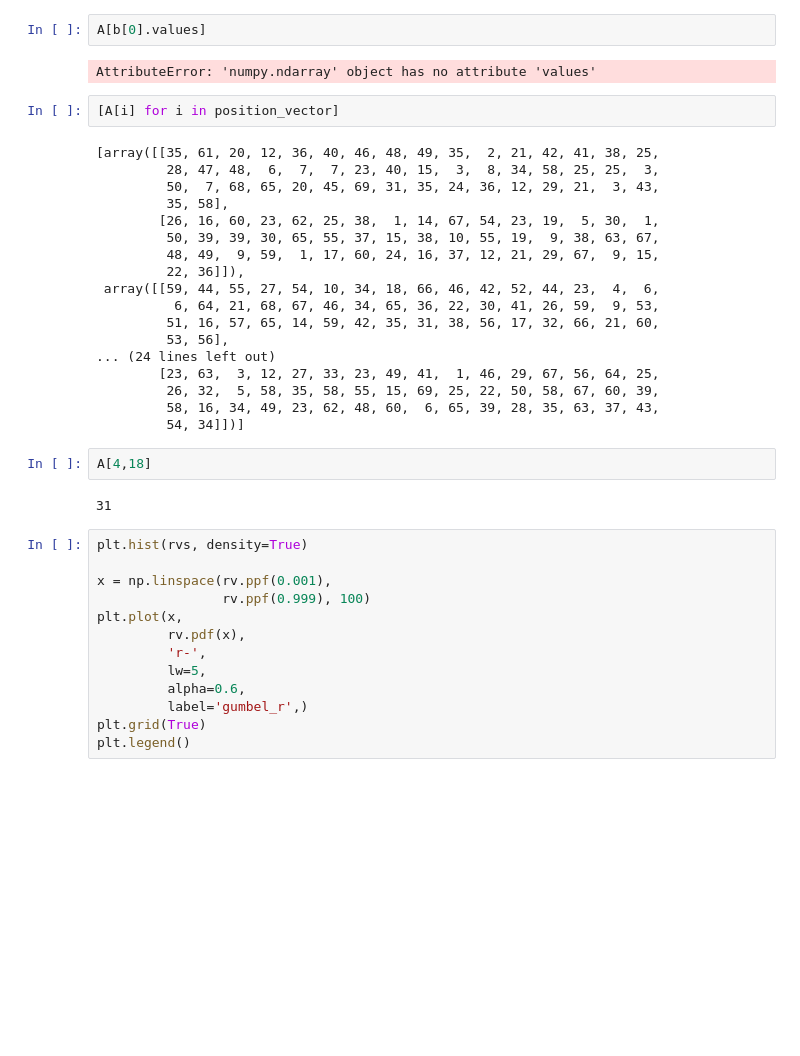
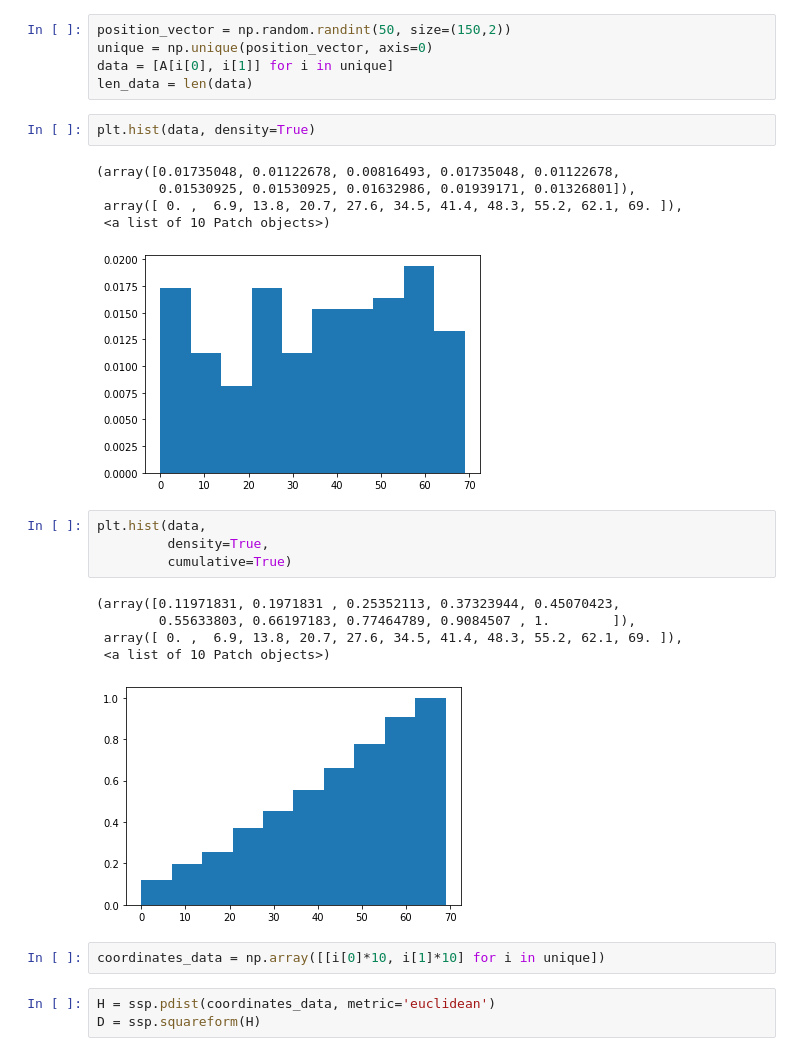
Before and after one commit to sazuluagaz/Geostatistics_Project, a Jupyter notebook: SGS_code.ipynb, the cells around one changed output. Cells and saved outputs as stored; diff of their text form; blank space fills up the shorter version.

```diff
--- a/SGS_code.ipynb
+++ b/SGS_code.ipynb
@@ -49,41 +21,28 @@ print (b)
-# %%
-A[b[0].values]
-# %% [output]
-AttributeError: 'numpy.ndarray' object has no attribute 'values'
-# %%
-[A[i] for i in position_vector]
-# %% [output]
-[array([[35, 61, 20, 12, 36, 40, 46, 48, 49, 35,  2, 21, 42, 41, 38, 25,
-         28, 47, 48,  6,  7,  7, 23, 40, 15,  3,  8, 34, 58, 25, 25,  3,
-         50,  7, 68, 65, 20, 45, 69, 31, 35, 24, 36, 12, 29, 21,  3, 43,
-         35, 58],
-        [26, 16, 60, 23, 62, 25, 38,  1, 14, 67, 54, 23, 19,  5, 30,  1,
-         50, 39, 39, 30, 65, 55, 37, 15, 38, 10, 55, 19,  9, 38, 63, 67,
-         48, 49,  9, 59,  1, 17, 60, 24, 16, 37, 12, 21, 29, 67,  9, 15,
-         22, 36]]),
- array([[59, 44, 55, 27, 54, 10, 34, 18, 66, 46, 42, 52, 44, 23,  4,  6,
-          6, 64, 21, 68, 67, 46, 34, 65, 36, 22, 30, 41, 26, 59,  9, 53,
-         51, 16, 57, 65, 14, 59, 42, 35, 31, 38, 56, 17, 32, 66, 21, 60,
-         53, 56],
-... (24 lines left out)
-        [23, 63,  3, 12, 27, 33, 23, 49, 41,  1, 46, 29, 67, 56, 64, 25,
-         26, 32,  5, 58, 35, 58, 55, 15, 69, 25, 22, 50, 58, 67, 60, 39,
-         58, 16, 34, 49, 23, 62, 48, 60,  6, 65, 39, 28, 35, 63, 37, 43,
-         54, 34]])]
-# %%
-A[4,18]
-# %% [output]
-31
-# %%
-plt.hist(rvs, density=True)
-
-x = np.linspace(rv.ppf(0.001),
-                rv.ppf(0.999), 100)
-plt.plot(x,
-         rv.pdf(x),
-         'r-',
-         lw=5,
-         alpha=0.6,
-         label='gumbel_r',)
-plt.grid(True)
-plt.legend()
+# %%
+position_vector = np.random.randint(50, size=(150,2))
+unique = np.unique(position_vector, axis=0)
+data = [A[i[0], i[1]] for i in unique]
+len_data = len(data)
+# %%
+plt.hist(data, density=True)
+# %% [output]
+(array([0.01735048, 0.01122678, 0.00816493, 0.01735048, 0.01122678,
+        0.01530925, 0.01530925, 0.01632986, 0.01939171, 0.01326801]),
+ array([ 0. ,  6.9, 13.8, 20.7, 27.6, 34.5, 41.4, 48.3, 55.2, 62.1, 69. ]),
+ <a list of 10 Patch objects>)
+[figure, added]
+# %%
+plt.hist(data,
+         density=True,
+         cumulative=True)
+# %% [output]
+(array([0.11971831, 0.1971831 , 0.25352113, 0.37323944, 0.45070423,
+        0.55633803, 0.66197183, 0.77464789, 0.9084507 , 1.        ]),
+ array([ 0. ,  6.9, 13.8, 20.7, 27.6, 34.5, 41.4, 48.3, 55.2, 62.1, 69. ]),
+ <a list of 10 Patch objects>)
+[figure, added]
+# %%
+coordinates_data = np.array([[i[0]*10, i[1]*10] for i in unique])
+# %%
+H = ssp.pdist(coordinates_data, metric='euclidean')
+D = ssp.squareform(H)
```
Also changed, not shown: parts of 10 cells of this notebook.
